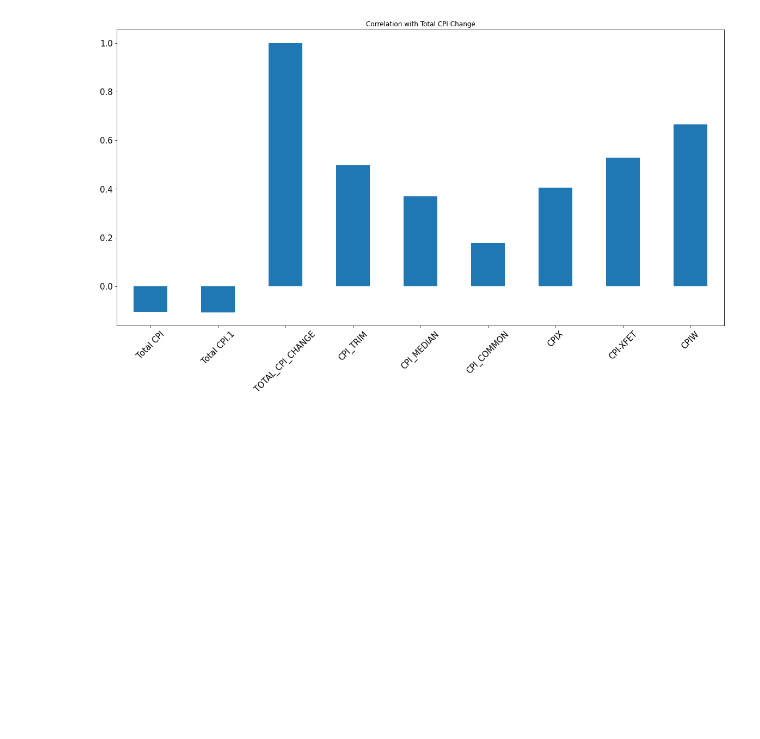
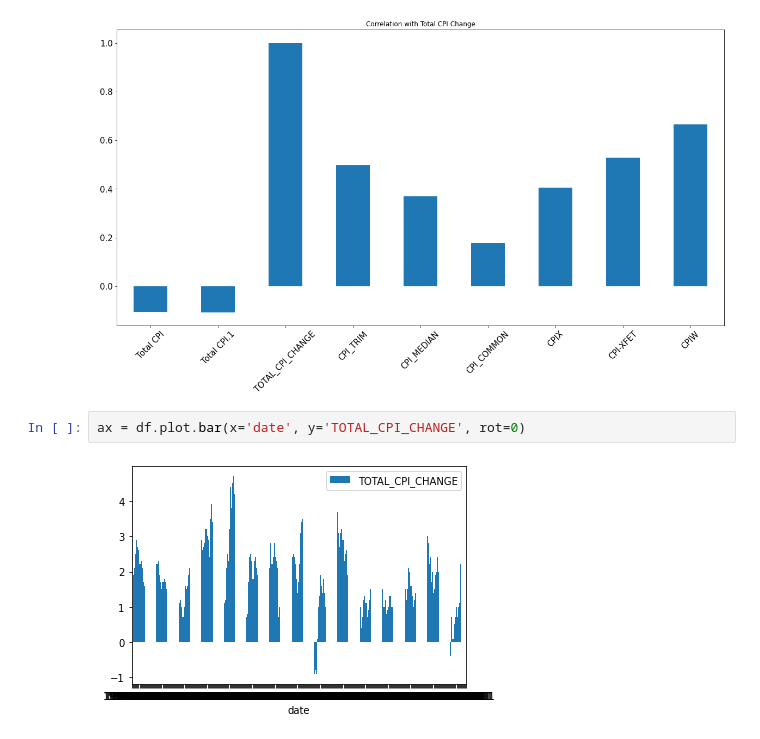
Before and after one commit to DataGalz/CIND820, a Jupyter notebook: CIND820.ipynb, the cells around one changed output. Drawn from its saved outputs; the diff is of its cells as text; blank space fills up the shorter version.

```diff
--- a/CIND820.ipynb
+++ b/CIND820.ipynb
@@ -113,6 +113,10 @@ figsize = (20, 10), title = "Correlation with Total CPI Change", fontsize = 15,
 # %% [output]
 <matplotlib.axes._subplots.AxesSubplot at 0x...>
 [figure]
+# %%
+ax = df.plot.bar(x='date', y='TOTAL_CPI_CHANGE', rot=0)
+# %% [output]
+[figure, added]
 # %%
 plt.figure(figsize=(10,5))
 cor= df.corr()
```
Also changed, not shown: parts of 5 cells of this notebook.
